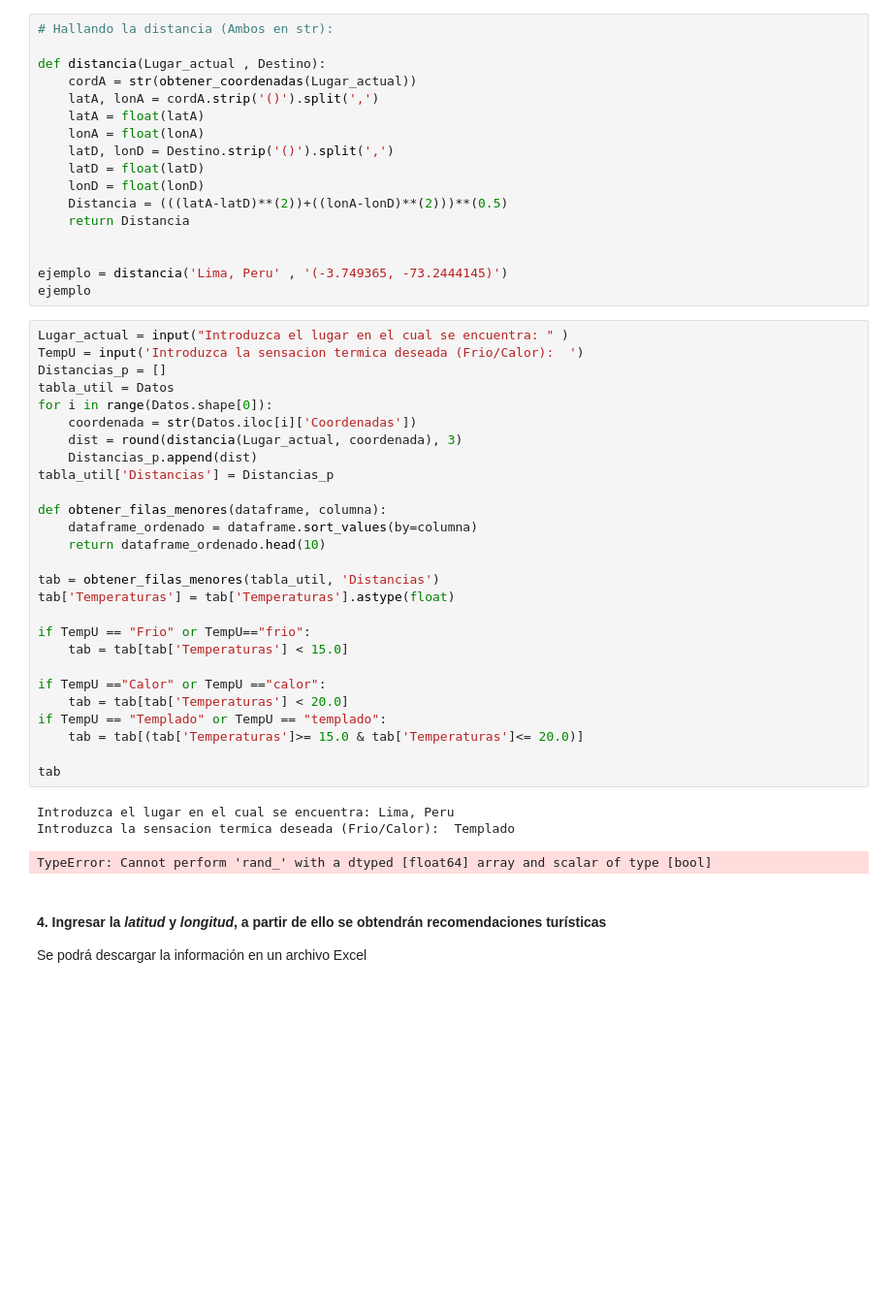
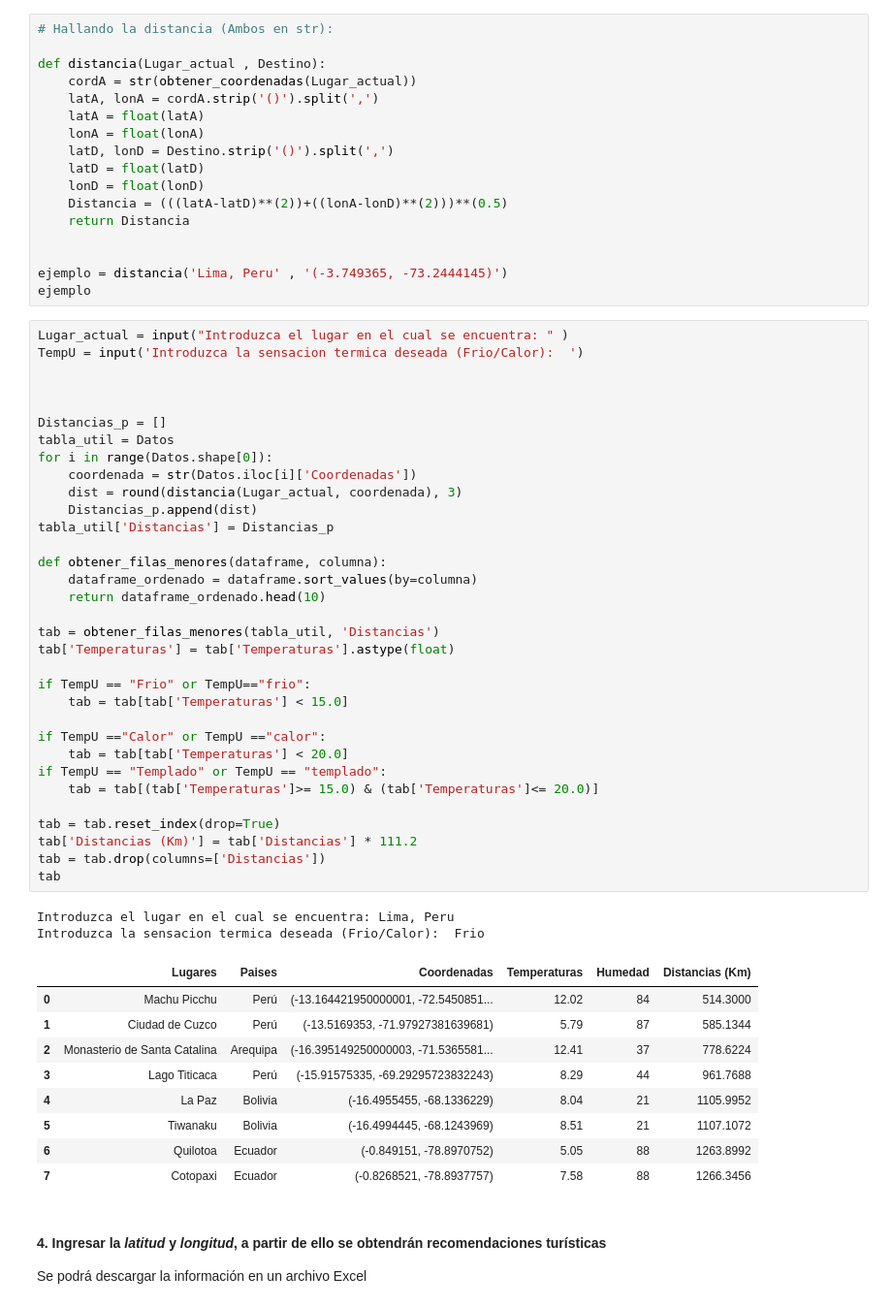
Before and after one commit to Verselliux/TrabajoFinal, a Jupyter notebook: Informe Final.ipynb, the cells around one changed output. Shown at 97% size. Cells and saved outputs as stored; diff of their text form; blank space fills up the shorter version.

```diff
--- a/Informe Final.ipynb
+++ b/Informe Final.ipynb
@@ -349,34 +349,48 @@ ejemplo
 # %%
 Lugar_actual = input("Introduzca el lugar en el cual se encuentra: " )
 TempU = input('Introduzca la sensacion termica deseada (Frio/Calor):  ')
+
+
+
 Distancias_p = []
 tabla_util = Datos
 for i in range(Datos.shape[0]):
     coordenada = str(Datos.iloc[i]['Coordenadas'])
     dist = round(distancia(Lugar_actual, coordenada), 3)
     Distancias_p.append(dist)
 tabla_util['Distancias'] = Distancias_p
 
 def obtener_filas_menores(dataframe, columna):
     dataframe_ordenado = dataframe.sort_values(by=columna)
     return dataframe_ordenado.head(10)
 
 tab = obtener_filas_menores(tabla_util, 'Distancias')
 tab['Temperaturas'] = tab['Temperaturas'].astype(float)
 
 if TempU == "Frio" or TempU=="frio":
     tab = tab[tab['Temperaturas'] < 15.0]
 
 if TempU =="Calor" or TempU =="calor":
     tab = tab[tab['Temperaturas'] < 20.0]
 if TempU == "Templado" or TempU == "templado":
-    tab = tab[(tab['Temperaturas']>= 15.0 & tab['Temperaturas']<= 20.0)]
+    tab = tab[(tab['Temperaturas']>= 15.0) & (tab['Temperaturas']<= 20.0)]
 
+tab = tab.reset_index(drop=True)
+tab['Distancias (Km)'] = tab['Distancias'] * 111.2
+tab = tab.drop(columns=['Distancias'])
 tab
 # %% [output]
 Introduzca el lugar en el cual se encuentra: Lima, Peru
-Introduzca la sensacion termica deseada (Frio/Calor):  Templado
+Introduzca la sensacion termica deseada (Frio/Calor):  Frio
-TypeError: Cannot perform 'rand_' with a dtyped [float64] array and scalar of type [bool]
+|  | Lugares | Paises | Coordenadas | Temperaturas | Humedad | Distancias (Km) |
+| 0 | Machu Picchu | Perú | (-13.164421950000001, -72.5450851... | 12.02 | 84 | 514.3000 |
+| 1 | Ciudad de Cuzco | Perú | (-13.5169353, -71.97927381639681) | 5.79 | 87 | 585.1344 |
+| 2 | Monasterio de Santa Catalina | Arequipa | (-16.395149250000003, -71.5365581... | 12.41 | 37 | 778.6224 |
+| 3 | Lago Titicaca | Perú | (-15.91575335, -69.29295723832243) | 8.29 | 44 | 961.7688 |
+| 4 | La Paz | Bolivia | (-16.4955455, -68.1336229) | 8.04 | 21 | 1105.9952 |
+| 5 | Tiwanaku | Bolivia | (-16.4994445, -68.1243969) | 8.51 | 21 | 1107.1072 |
+| 6 | Quilotoa | Ecuador | (-0.849151, -78.8970752) | 5.05 | 88 | 1263.8992 |
+| 7 | Cotopaxi | Ecuador | (-0.8268521, -78.8937757) | 7.58 | 88 | 1266.3456 |
 # %% [markdown]
 #### 4. Ingresar la *latitud* y *longitud*, a partir de ello se obtendrán recomendaciones turísticas
 Se podrá descargar la información en un archivo Excel
```
Also changed, not shown: parts of 2 cells of this notebook.
